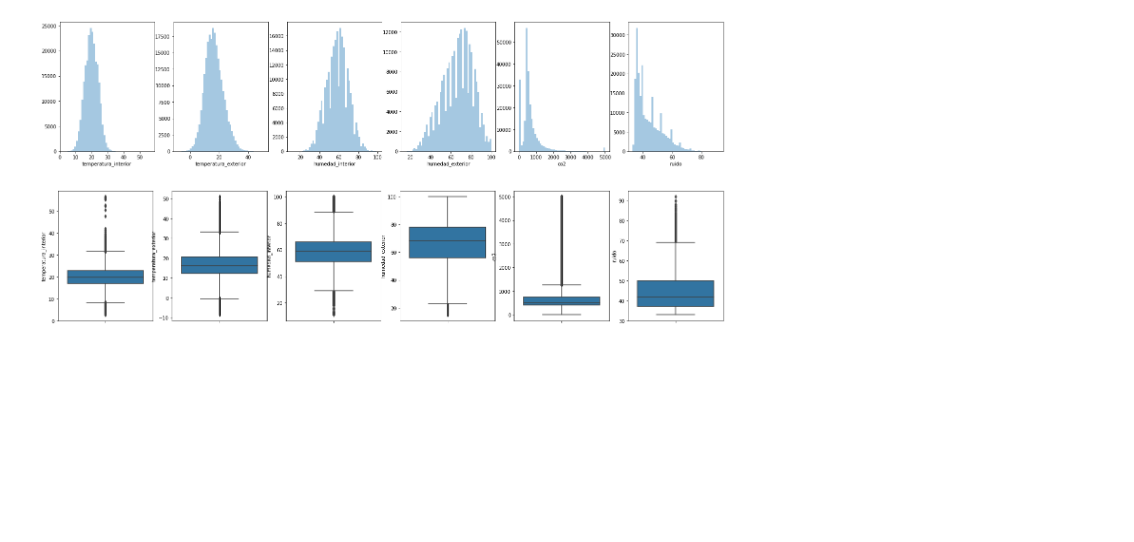
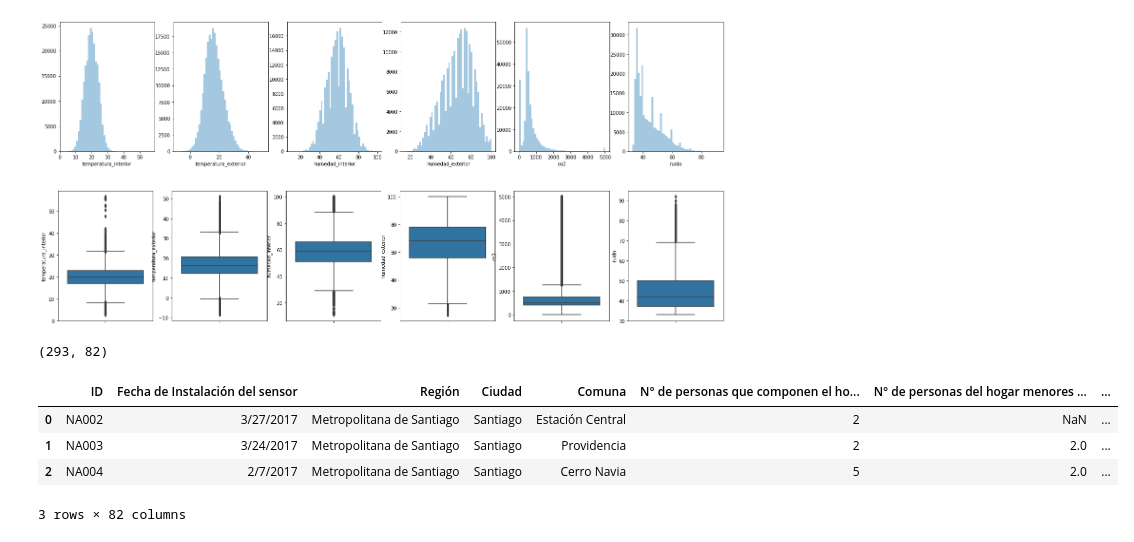
Before and after one commit to fco96/memoria, a Jupyter notebook: Memoria Francisco Olivares.ipynb, the cells around one changed output. Drawn from its saved outputs; the diff is of its cells as text; code cells hidden in the pictures; blank space fills up the shorter version.

```diff
--- a/Memoria Francisco Olivares.ipynb
+++ b/Memoria Francisco Olivares.ipynb
@@ -202,3 +202,15 @@ for i in range(len(VARIABLES)):
     sns.boxplot(x=df_sample[VARIABLES[i]].dropna(), ax=ax[i], orient="v")
 # %% [output]
 [figure]
+# %%
+df_casas = pd.read_csv("datasets/RENAM_encuesta_inicial.csv")
+# %%
+print(df_casas.shape)
+df_casas.head(3)
+# %% [output]
+(293, 82)
+|  | ID | Fecha de Instalación del sensor | Región | Ciudad | Comuna | N° de personas que componen el ho... | N° de personas del hogar menores ... | ... |
+| 0 | NA002 | 3/27/2017 | Metropolitana de Santiago | Santiago | Estación Central | 2 | NaN | ... |
+| 1 | NA003 | 3/24/2017 | Metropolitana de Santiago | Santiago | Providencia | 2 | 2.0 | ... |
+| 2 | NA004 | 2/7/2017 | Metropolitana de Santiago | Santiago | Cerro Navia | 5 | 2.0 | ... |
+3 rows × 82 columns
```
Also changed, not shown: parts of 4 cells of this notebook.
